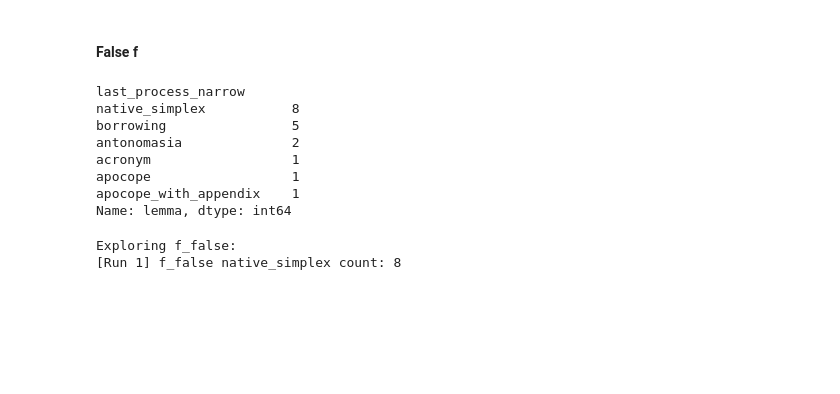
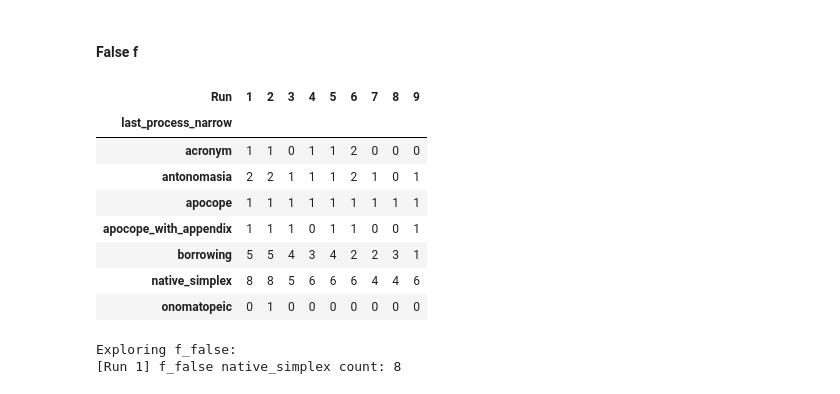
Before and after one commit to obonami/gender_prediction, a Jupyter notebook: src/phon_pred_analysis.ipynb, the cells around one changed output. Saved outputs shown, nothing was run; the diff lists cells and outputs as text; code cells hidden in the pictures; blank space fills up the shorter version.

Commit message:
phon subcategory count per run

```diff
--- a/src/phon_pred_analysis.ipynb
+++ b/src/phon_pred_analysis.ipynb
@@ -172,0 +156,6 @@ Name: lemma, dtype: int64
+# %%
+pred_gender = 'f'
+true_gender = 'm'
+category = 'last_process_broad'
+
+get_subcategories_count_per_run(phon_preds_x10, pred_gender, true_gender, category, echantinom, col='phon_pred')
@@ -213,0 +194,6 @@ Name: lemma, dtype: int64
+# %%
+pred_gender = 'm'
+true_gender = 'f'
+category = 'last_process_broad'
+
+get_subcategories_count_per_run(phon_preds_x10, pred_gender, true_gender, category, echantinom, col='phon_pred')
@@ -270,25 +260,22 @@ Gender partition for last_process_narrow over all runs:
 | conversion-PRO | NaN | 0.000 | NaN | 1.000 |
 # %% [markdown]
 #### False f
-# %%
-run = 1
-pred_gender = 'f'
-true_gender = 'm'
-category = 'last_process_narrow'
-
-f_false_rows = phon_preds_x10[(phon_preds_x10['Run'] == run) & (phon_preds_x10["phon_pred"] == pred_gender) & (phon_preds_x10['true'] == true_gender)]
-f_false_rows = f_false_rows.merge(echantinom[['lemma', category]], how='left', left_on='lemma', right_on='lemma')
-f_false_rows.groupby(category)['lemma'].count().sort_values(ascending=False)
-# f_false_rows
-# %% [output]
-last_process_narrow
-native_simplex           8
-borrowing                5
-antonomasia              2
-acronym                  1
-apocope                  1
-apocope_with_appendix    1
-Name: lemma, dtype: int64
+# %%
+pred_gender = 'f'
+true_gender = 'm'
+category = 'last_process_narrow'
+
+get_subcategories_count_per_run(phon_preds_x10, pred_gender, true_gender, category, echantinom, col='phon_pred')
+# %% [output]
+| Run | 1 | 2 | 3 | 4 | 5 | 6 | 7 | 8 | 9 |
+| last_process_narrow |  |  |  |  |  |  |  |  |  |
+| acronym | 1 | 1 | 0 | 1 | 1 | 2 | 0 | 0 | 0 |
+| antonomasia | 2 | 2 | 1 | 1 | 1 | 2 | 1 | 0 | 1 |
+| apocope | 1 | 1 | 1 | 1 | 1 | 1 | 1 | 1 | 1 |
+| apocope_with_appendix | 1 | 1 | 1 | 0 | 1 | 1 | 0 | 0 | 1 |
+| borrowing | 5 | 5 | 4 | 3 | 4 | 2 | 2 | 3 | 1 |
+| native_simplex | 8 | 8 | 5 | 6 | 6 | 6 | 4 | 4 | 6 |
+| onomatopeic | 0 | 1 | 0 | 0 | 0 | 0 | 0 | 0 | 0 |
 # %%
 subcategory = 'native_simplex'
 
```
Also changed, not shown: parts of 19 cells of this notebook, 1 other file.
